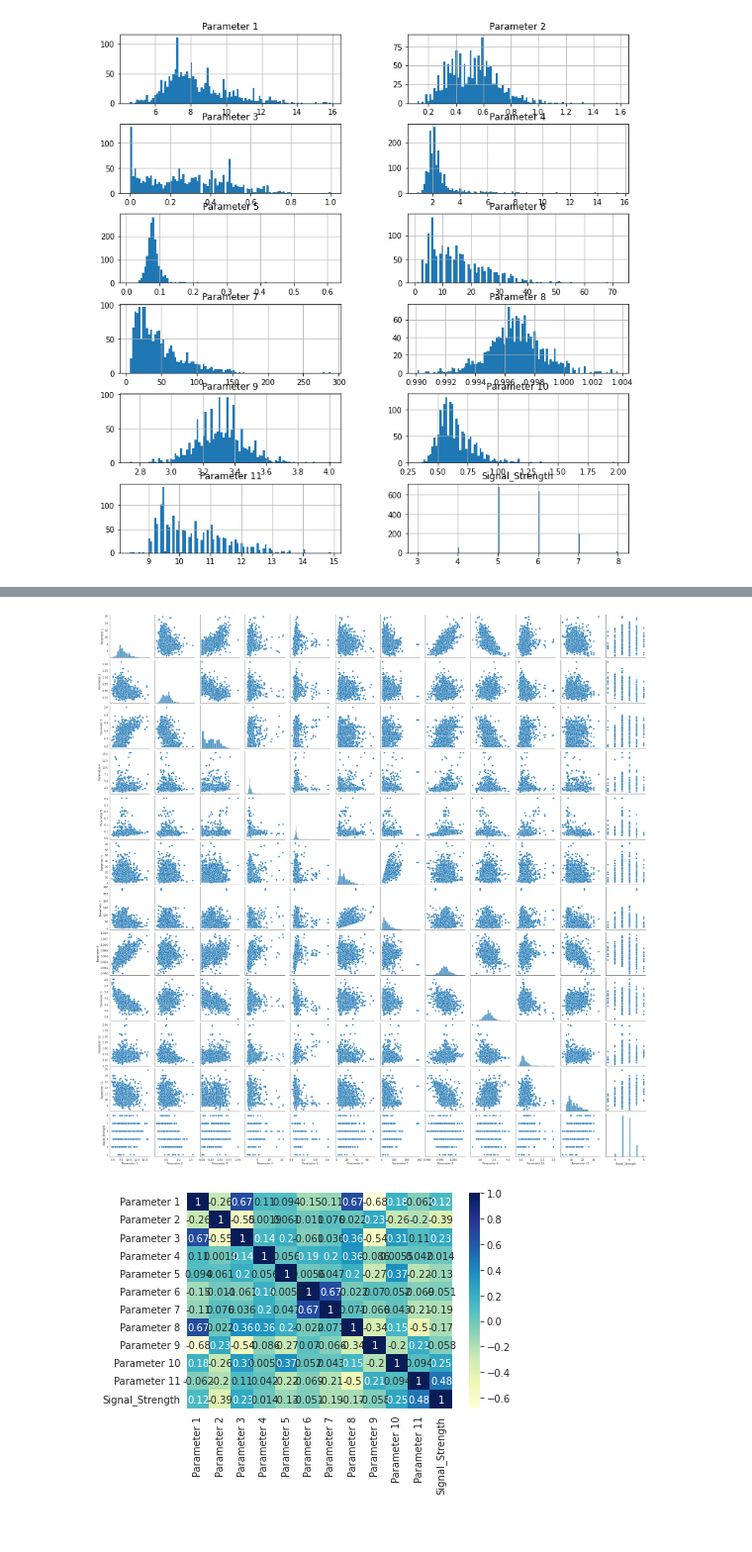
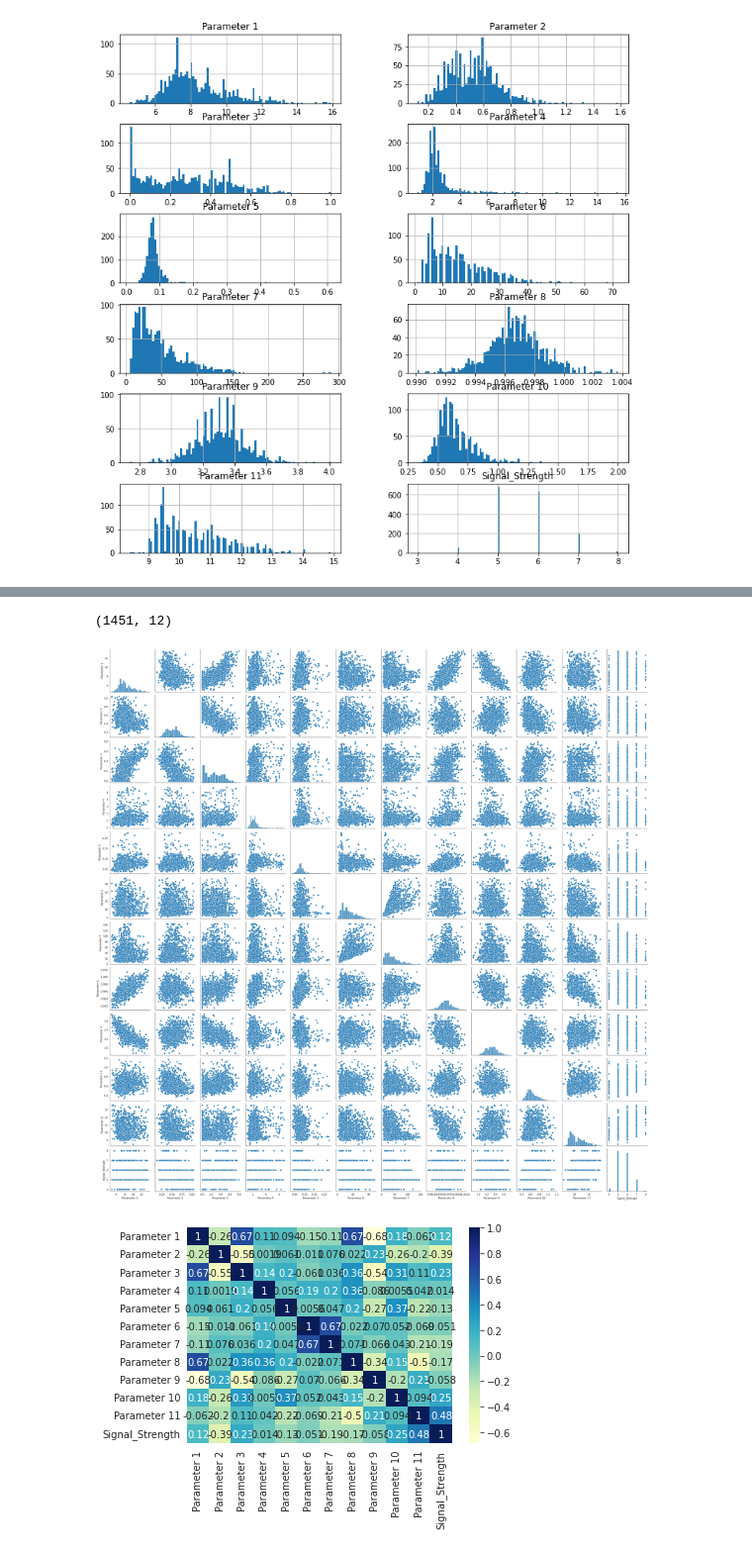
Before and after one commit to SelvamRaju/Neural-Networks, a Jupyter notebook: Part_1_Neural_Networks.ipynb, the cells around one changed output, grey strips where cells are left out. Shown at 99% size. Saved outputs shown, nothing was run; the diff lists cells and outputs as text; code cells hidden in the pictures.

```diff
--- a/Part_1_Neural_Networks.ipynb
+++ b/Part_1_Neural_Networks.ipynb
@@ -33,3 +37,7 @@ df.head()
+# %%
+# Assinging the data to Pandas data frame
+import io
+df = pd.read_csv(io.BytesIO(uploaded['Part-1-Signal-Data.csv']))
 # %% [markdown]
 # **2.Data analysis & visualisation**
 # %%
@@ -95,3 +132,7 @@ columns = list(df)
 df[columns].hist(stacked=False, bins=100, figsize=(12,30), layout=(14,2));
 # %% [output]
 [figure]
+# %%
+# Handling outliers using Z-Score
+z = np.abs(stats.zscore(df))
+z
@@ -97,0 +153,3 @@ df[columns].hist(stacked=False, bins=100, figsize=(12,30), layout=(14,2));
+# %%
+threshold = 3
+print(np.where(z > threshold))
@@ -98,10 +174,18 @@ df[columns].hist(stacked=False, bins=100, figsize=(12,30), layout=(14,2));
+# %%
+# Forming new data frames after handling outliers
+df_new = df[(z < threshold).all(axis=1)]
+
+# shape of new data frame
+df_new.shape
+# %% [output]
+(1451, 12)
 # %%
 #Bivariate relationships of fields
 sns.set_style("white")
-sns.pairplot(df)
+sns.pairplot(df_new)
 plt.show()
 # %% [output]
-[figure, old version]
+[figure, new version]
 # %%
 # Plotting the correlation heat map to understand the correlation between variables
 sns.heatmap(df.corr(), annot=True, cmap="YlGnBu")
```
Also changed, not shown: parts of 18 cells of this notebook.
